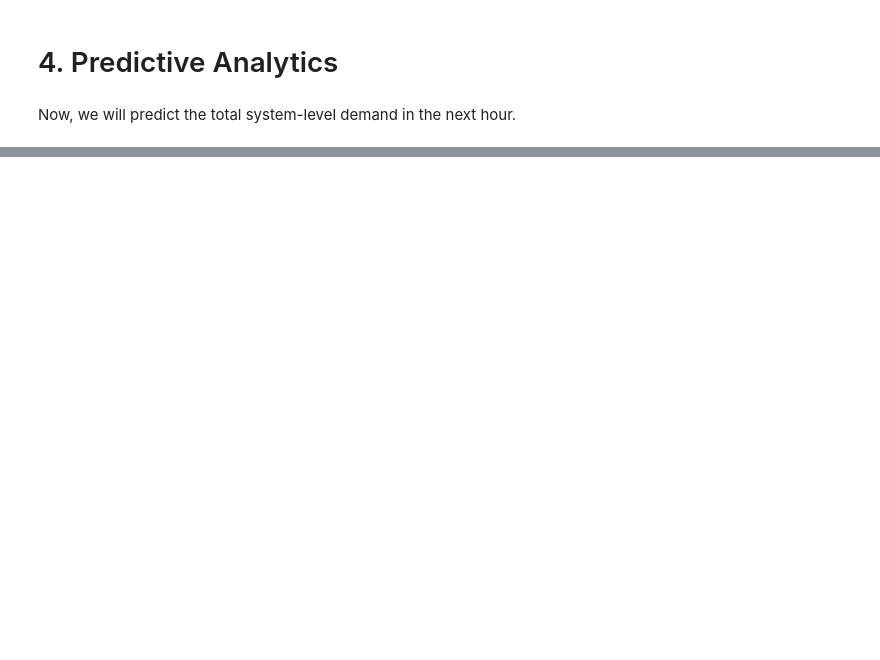
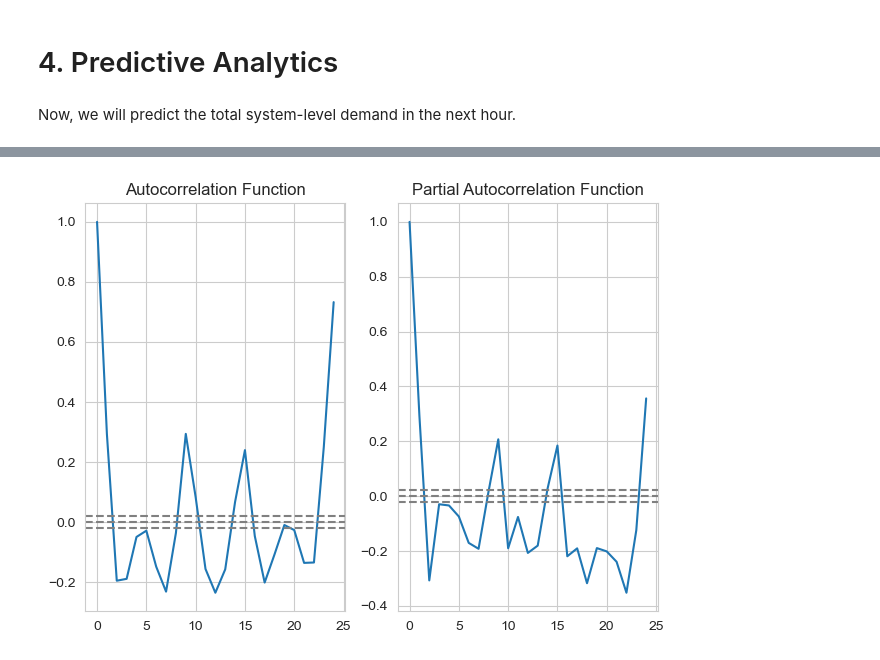
Before and after one commit to JuliusScheuerer/AA_Team_12_Assignment, a Jupyter notebook: AA_Team_12_Code.ipynb, the cells around one changed output, grey strips where cells are left out. Saved outputs shown, nothing was run; the diff lists cells and outputs as text; code cells hidden in the pictures; blank space fills up the shorter version.

Commit message:
added arima prediction model

```diff
--- a/AA_Team_12_Code.ipynb
+++ b/AA_Team_12_Code.ipynb
@@ -568,0 +825,13 @@ Now, we will predict the total system-level demand in the next hour.
+# %%
+# ARIMA_hours will be the dataset for the ARIMA prediction which will take only the time series and the hourly demand into account.
+
+#First we will take a copy of the trip_data_website and round the hour
+trip_data_website_copy = trip_data_website.copy()
+trip_data_website_copy["start_time"] = trip_data_website_copy["start_time"].dt.floor("H")
+
+ARIMA_data = pd.DataFrame(trip_data_website_copy.groupby(trip_data_website_copy["start_time"]).size().rename("hourly_demand"))
+
+# Adding the 2019 hours, so we have an hour representation for each hour.
+ARIMA_hours = pd.merge(how="outer", left=ARIMA_data, right=hours_2019, left_index=True, right_on="date_time").set_index('date_time').sort_index().fillna(0)
+
+print(ARIMA_hours[-500:].head())
@@ -568,0 +849,25 @@ Now, we will predict the total system-level demand in the next hour.
+# %%
+ARIMA_shift = ARIMA_hours - ARIMA_hours.shift()
+lag_acf = acf(ARIMA_shift[1:], nlags=24)
+lag_pacf = pacf(ARIMA_shift[1:], nlags=24, method='ols')
+
+
+#Plot ACF:
+plt.subplot(121)
+plt.plot(lag_acf)
+plt.axhline(y=0,linestyle='--',color='gray')
+plt.axhline(y=-1.96/np.sqrt(len(ARIMA_shift)),linestyle='--',color='gray')
+plt.axhline(y=1.96/np.sqrt(len(ARIMA_shift)),linestyle='--',color='gray')
+plt.title('Autocorrelation Function')
+
+
+#Plot PACF:
+plt.subplot(122)
+plt.plot(lag_pacf)
+plt.axhline(y=0,linestyle='--',color='gray')
+plt.axhline(y=-1.96/np.sqrt(len(ARIMA_shift)),linestyle='--',color='gray')
+plt.axhline(y=1.96/np.sqrt(len(ARIMA_shift)),linestyle='--',color='gray')
+plt.title('Partial Autocorrelation Function')
+plt.tight_layout()
+# %% [output]
+[figure, added]
```
Also changed, not shown: parts of 37 cells of this notebook.
